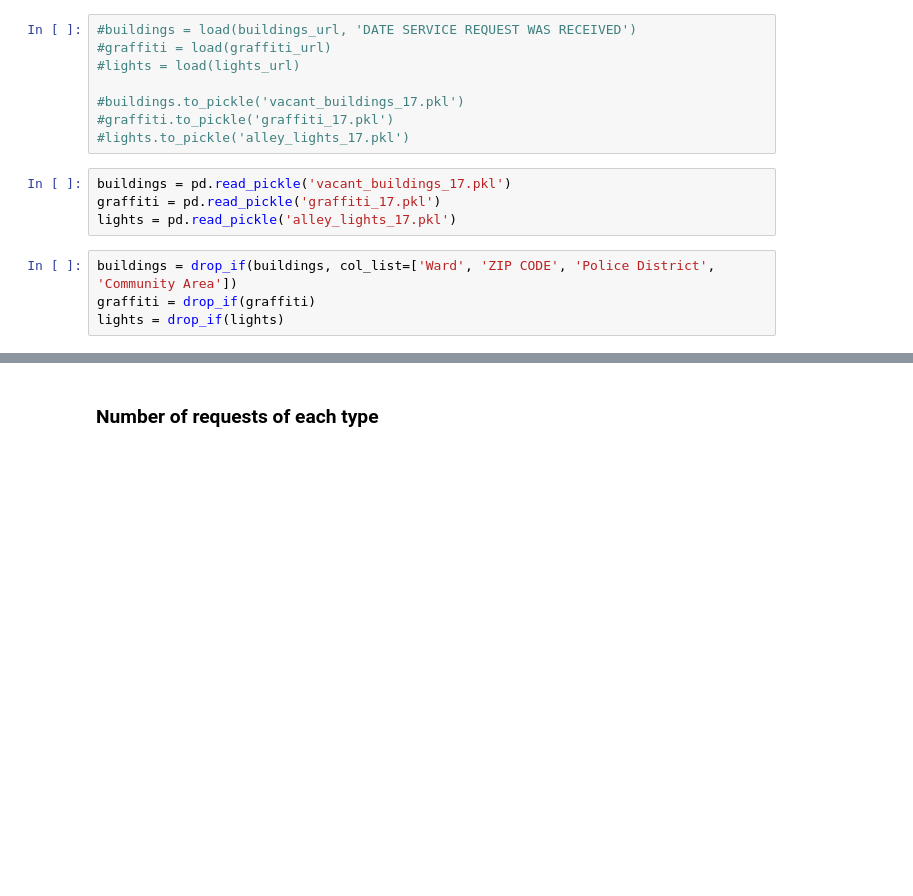
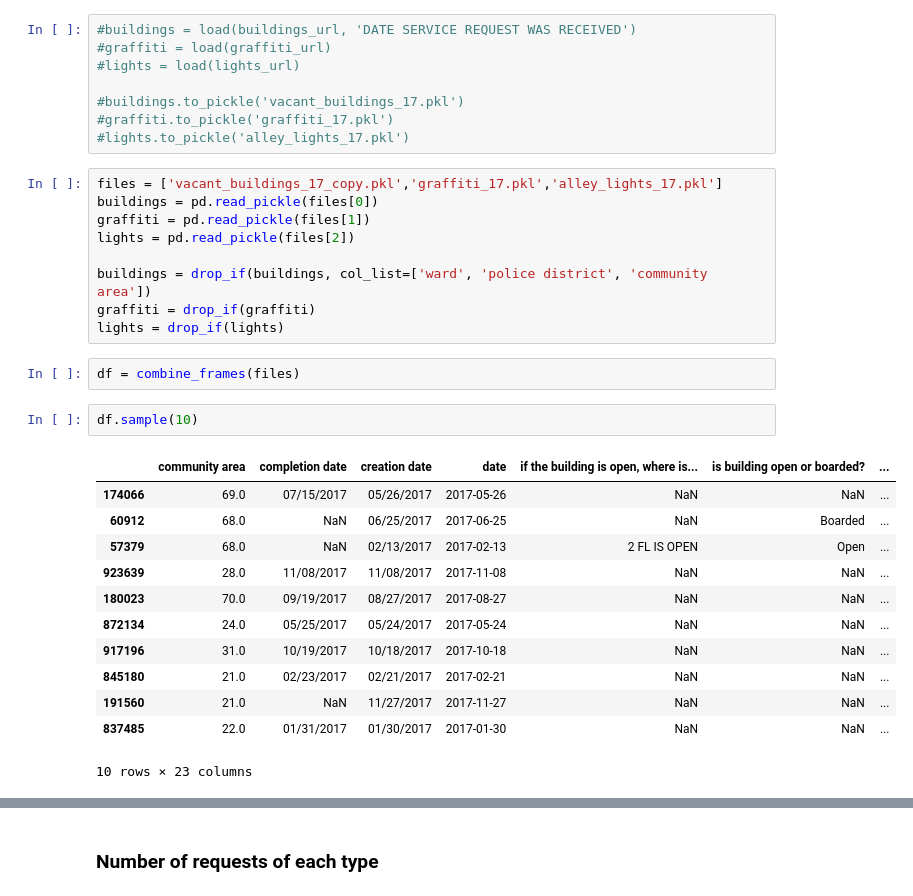
Before and after one commit to ratulesrar3/ml-pubpol, a Jupyter notebook: hw1/hw1.ipynb, the cells around one changed output, grey strips where cells are left out. Cells and saved outputs as stored; diff of their text form; blank space fills up the shorter version.

```diff
--- a/hw1/hw1.ipynb
+++ b/hw1/hw1.ipynb
@@ -24,11 +48,29 @@ I loaded the files using the function and links above and then pickled the filte
 #buildings.to_pickle('vacant_buildings_17.pkl')
 #graffiti.to_pickle('graffiti_17.pkl')
 #lights.to_pickle('alley_lights_17.pkl')
-# %%
-buildings = pd.read_pickle('vacant_buildings_17.pkl')
-graffiti = pd.read_pickle('graffiti_17.pkl')
-lights = pd.read_pickle('alley_lights_17.pkl')
-# %%
-buildings = drop_if(buildings, col_list=['Ward', 'ZIP CODE', 'Police District', 'Community Area'])
-graffiti = drop_if(graffiti)
-lights = drop_if(lights)
+# %%
+files = ['vacant_buildings_17_copy.pkl','graffiti_17.pkl','alley_lights_17.pkl']
+buildings = pd.read_pickle(files[0])
+graffiti = pd.read_pickle(files[1])
+lights = pd.read_pickle(files[2])
+
+buildings = drop_if(buildings, col_list=['ward', 'police district', 'community area'])
+graffiti = drop_if(graffiti)
+lights = drop_if(lights)
+# %%
+df = combine_frames(files)
+# %%
+df.sample(10)
+# %% [output]
+|  | community area | completion date | creation date | date | if the building is open, where is... | is building open or boarded? | ... |
+| 174066 | 69.0 | 07/15/2017 | 05/26/2017 | 2017-05-26 | NaN | NaN | ... |
+| 60912 | 68.0 | NaN | 06/25/2017 | 2017-06-25 | NaN | Boarded | ... |
+| 57379 | 68.0 | NaN | 02/13/2017 | 2017-02-13 | 2 FL IS OPEN | Open | ... |
+| 923639 | 28.0 | 11/08/2017 | 11/08/2017 | 2017-11-08 | NaN | NaN | ... |
+| 180023 | 70.0 | 09/19/2017 | 08/27/2017 | 2017-08-27 | NaN | NaN | ... |
+| 872134 | 24.0 | 05/25/2017 | 05/24/2017 | 2017-05-24 | NaN | NaN | ... |
+| 917196 | 31.0 | 10/19/2017 | 10/18/2017 | 2017-10-18 | NaN | NaN | ... |
+| 845180 | 21.0 | 02/23/2017 | 02/21/2017 | 2017-02-21 | NaN | NaN | ... |
+| 191560 | 21.0 | NaN | 11/27/2017 | 2017-11-27 | NaN | NaN | ... |
+| 837485 | 22.0 | 01/31/2017 | 01/30/2017 | 2017-01-30 | NaN | NaN | ... |
+10 rows × 23 columns
```
Also changed, not shown: parts of 39 cells of this notebook, 2 other files.
